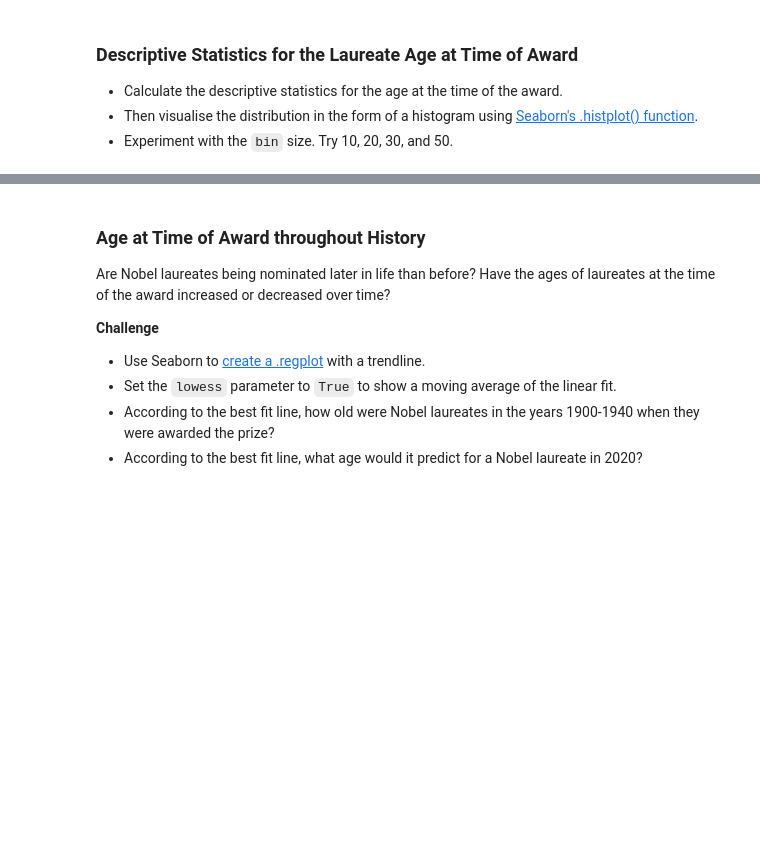
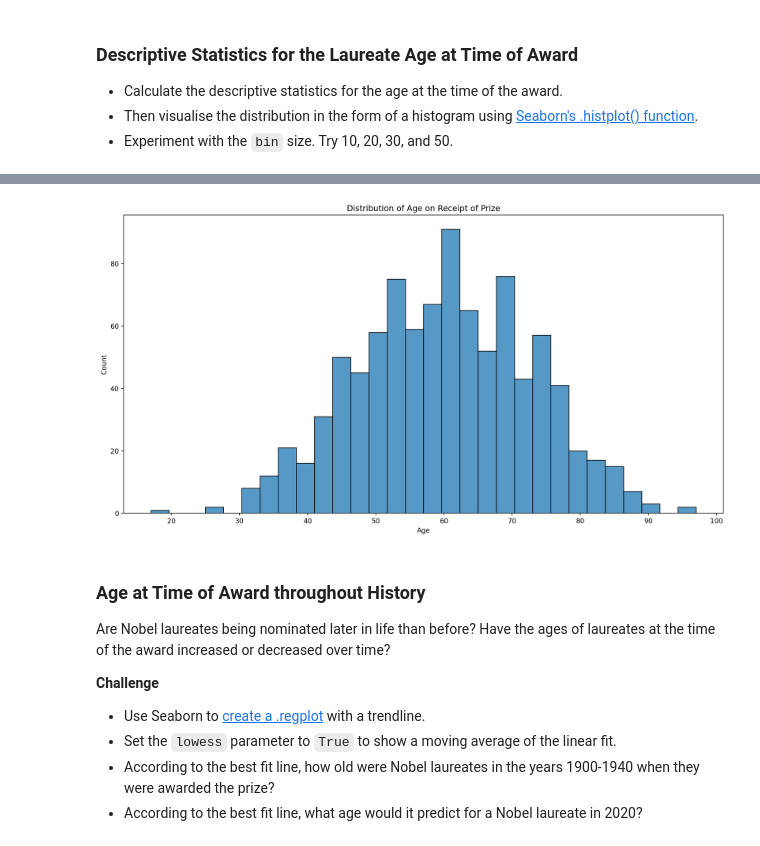
Before and after one commit to liuti-ma/python_study_notes, a Jupyter notebook: Nobel+Prize+Analysis/Nobel_Prize_Analysis_(start).ipynb, the cells around one changed output, grey strips where cells are left out. Cells and saved outputs as stored; diff of their text form; code cells hidden in the pictures; blank space fills up the shorter version.

```diff
--- a/Nobel+Prize+Analysis/Nobel_Prize_Analysis_(start).ipynb
+++ b/Nobel+Prize+Analysis/Nobel_Prize_Analysis_(start).ipynb
@@ -587,6 +883,9 @@ Here's what you're aiming for:
 How Old Are the Laureates When the Win the Prize?
 
 **Challenge**: Calculate the age of the laureate in the year of the ceremony and add this as a column called `winning_age` to the `df_data` DataFrame. Hint: you can use [this](https://pandas.pydata.org/pandas-docs/stable/reference/api/pandas.Series.dt.html) to help you.
+# %%
+birth_years = df_data.birth_date.dt.year
+df_data['winning_age']=df_data['year']-birth_years
 # %% [markdown]
 ### Who were the oldest and youngest winners?
 
@@ -605,3 +932,11 @@ How Old Are the Laureates When the Win the Prize?
+# %%
+plt.figure(figsize=(16,8), dpi=200)
+sns.histplot(data=df_data, x='winning_age', bins=30)
+plt.xlabel('Age')
+plt.title('Distribution of Age on Receipt of Prize')
+plt.show()
+# %% [output]
+[figure, added]
 # %% [markdown]
 ### Age at Time of Award throughout History
 
```
Also changed, not shown: parts of 29 cells of this notebook.
